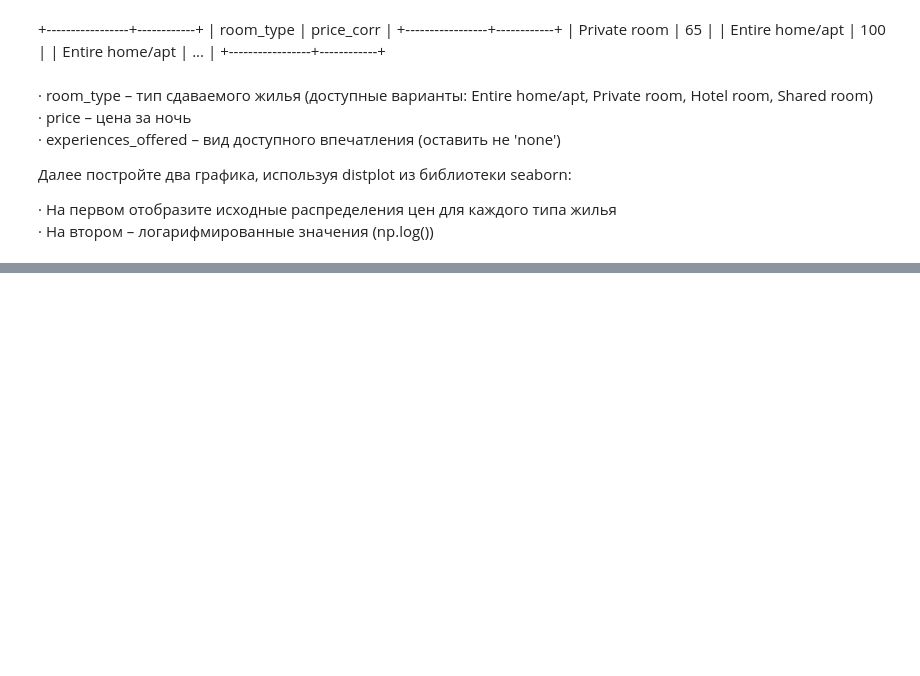
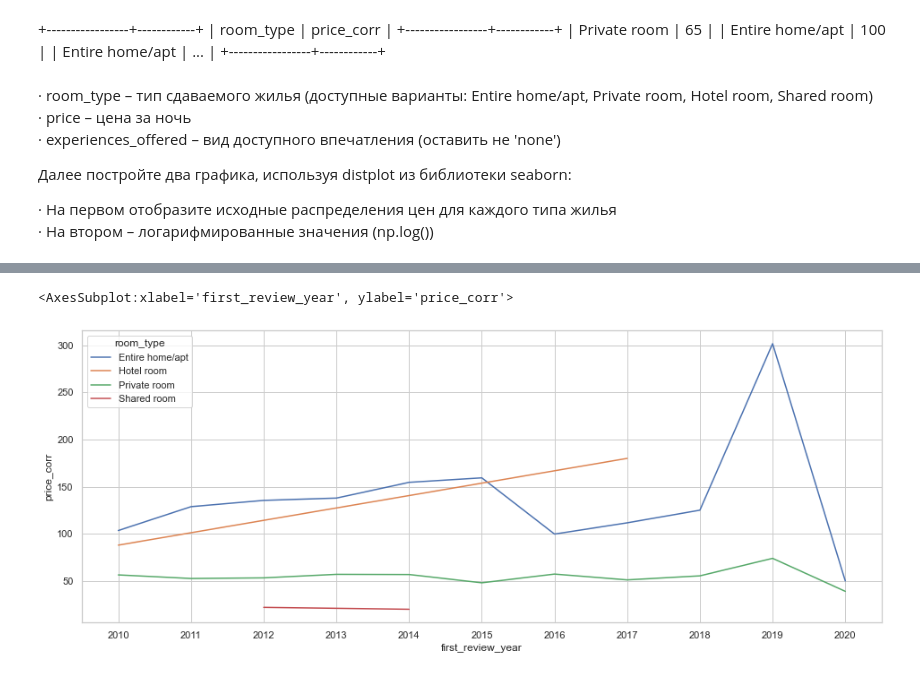
Before and after one commit to Aculanma/data_analyst_Karpov.Courses, a Jupyter notebook: KarpovCourses.SQL/Урок 6. ETL (PYTHON + SQL).ipynb, the cells around one changed output, grey strips where cells are left out. Cells and saved outputs as stored; diff of their text form; code cells hidden in the pictures; blank space fills up the shorter version.

```diff
--- a/KarpovCourses.SQL/Урок 6. ETL (PYTHON + SQL).ipynb
+++ b/KarpovCourses.SQL/Урок 6. ETL (PYTHON + SQL).ipynb
@@ -312,0 +389,12 @@ sns.heatmap(data=q_test5,cmap=sns.cubehelix_palette(as_cmap=True))
+# %%
+q7 = '''
+     SELECT room_type,
+            toFloat32OrNull(replaceRegexpAll(price, '[$,]', '')) AS price_corr,
+            first_review
+       FROM ldn_listings
+      WHERE first_review > '2010-01-01'
+      LIMIT 1000
+     '''
+# %%
+q_test7 = ph.read_clickhouse(query=q7, connection=connection)
+q_test7
@@ -312,0 +415,2 @@ sns.heatmap(data=q_test5,cmap=sns.cubehelix_palette(as_cmap=True))
+# %%
+q_test7['first_review_year'] = q_test7.first_review.apply(lambda x: x[:4])
@@ -312,0 +433,7 @@ sns.heatmap(data=q_test5,cmap=sns.cubehelix_palette(as_cmap=True))
+# %%
+q_test7 = q_test7.groupby(['first_review_year', 'room_type'], as_index=False) \
+                 .agg({'price_corr': 'mean'})
+sns.lineplot(data=q_test7, hue='room_type', x='first_review_year', y='price_corr')
+# %% [output]
+<AxesSubplot:xlabel='first_review_year', ylabel='price_corr'>
+[figure, added]
```
Also changed, not shown: parts of 13 cells of this notebook, 1 other file.
